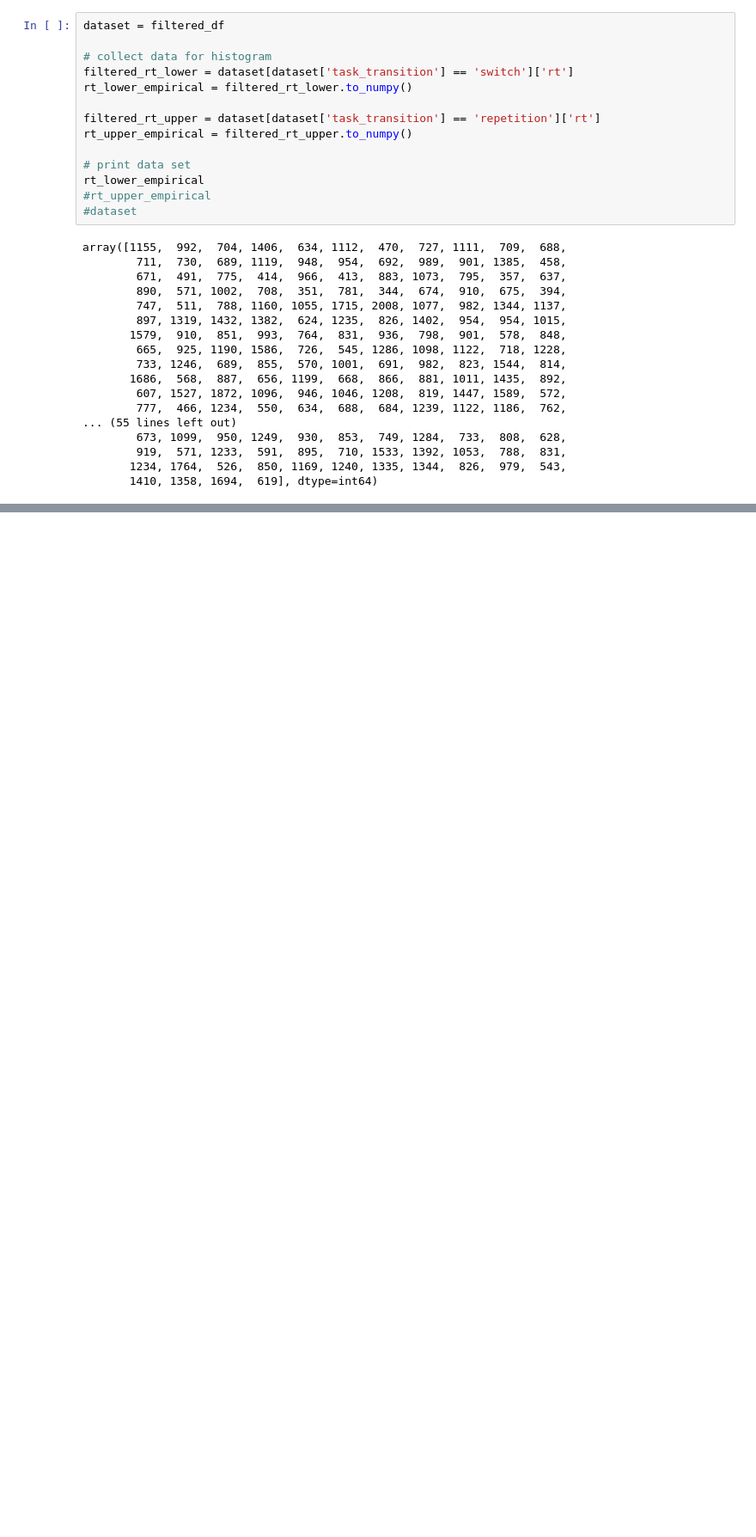
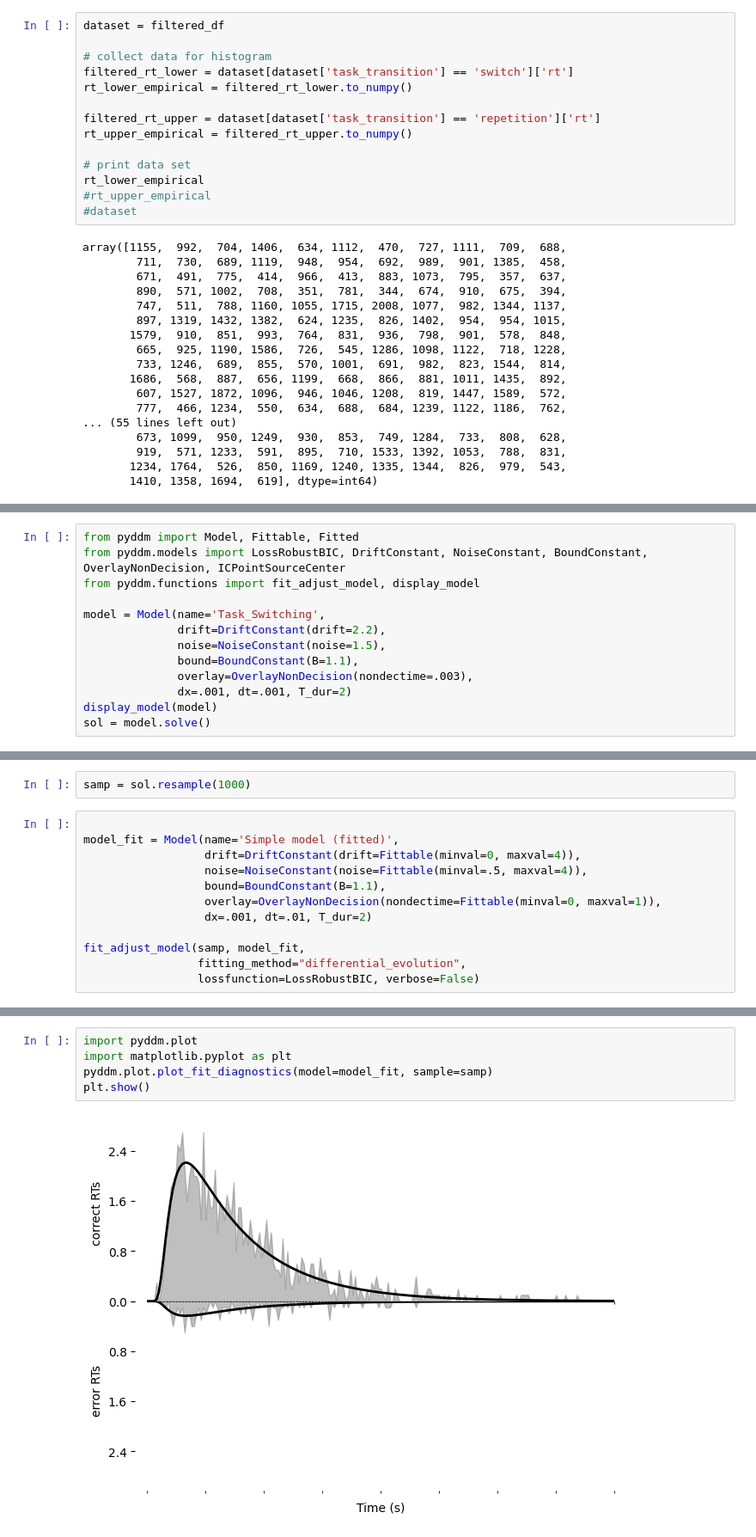
Before and after one commit to Kirschberg32/SwitchingTask_MfCS, a Jupyter notebook: Test.ipynb, the cells around one changed output, grey strips where cells are left out. Shown at 86% size. Drawn from its saved outputs; the diff is of its cells as text; blank space fills up the shorter version.

```diff
--- a/Test.ipynb
+++ b/Test.ipynb
@@ -434,0 +450,13 @@ for i in [0,1]:
+# %%
+from pyddm import Model, Fittable, Fitted
+from pyddm.models import LossRobustBIC, DriftConstant, NoiseConstant, BoundConstant, OverlayNonDecision, ICPointSourceCenter
+from pyddm.functions import fit_adjust_model, display_model
+
+model = Model(name='Task_Switching',
+              drift=DriftConstant(drift=2.2),
+              noise=NoiseConstant(noise=1.5),
+              bound=BoundConstant(B=1.1),
+              overlay=OverlayNonDecision(nondectime=.003),
+              dx=.001, dt=.001, T_dur=2)
+display_model(model)
+sol = model.solve()
@@ -434,0 +481,14 @@ for i in [0,1]:
+# %%
+samp = sol.resample(1000)
+# %%
+
+model_fit = Model(name='Simple model (fitted)',
+                  drift=DriftConstant(drift=Fittable(minval=0, maxval=4)),
+                  noise=NoiseConstant(noise=Fittable(minval=.5, maxval=4)),
+                  bound=BoundConstant(B=1.1),
+                  overlay=OverlayNonDecision(nondectime=Fittable(minval=0, maxval=1)),
+                  dx=.001, dt=.01, T_dur=2)
+
+fit_adjust_model(samp, model_fit,
+                 fitting_method="differential_evolution",
+                 lossfunction=LossRobustBIC, verbose=False)
@@ -434,0 +510,7 @@ for i in [0,1]:
+# %%
+import pyddm.plot
+import matplotlib.pyplot as plt
+pyddm.plot.plot_fit_diagnostics(model=model_fit, sample=samp)
+plt.show()
+# %% [output]
+[figure, added]
```
Also changed, not shown: parts of 18 cells of this notebook.
